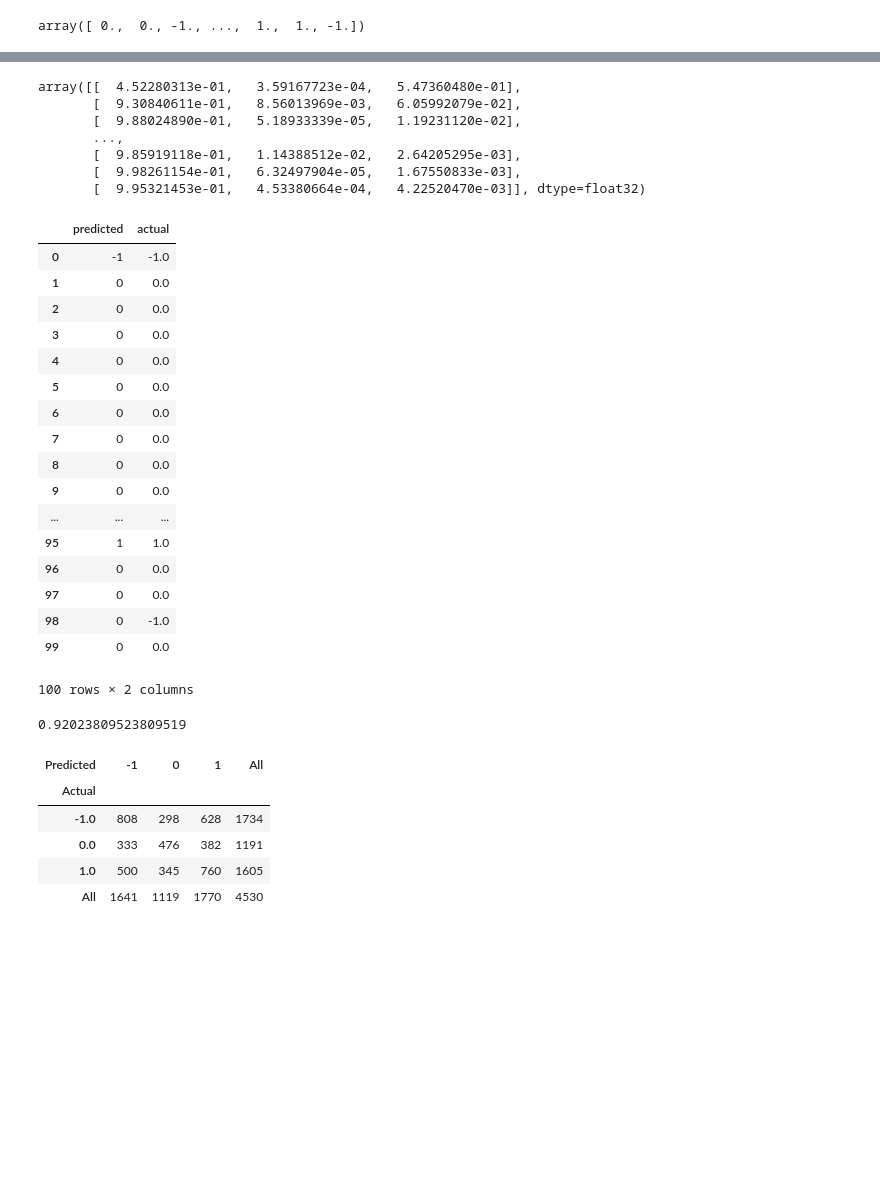
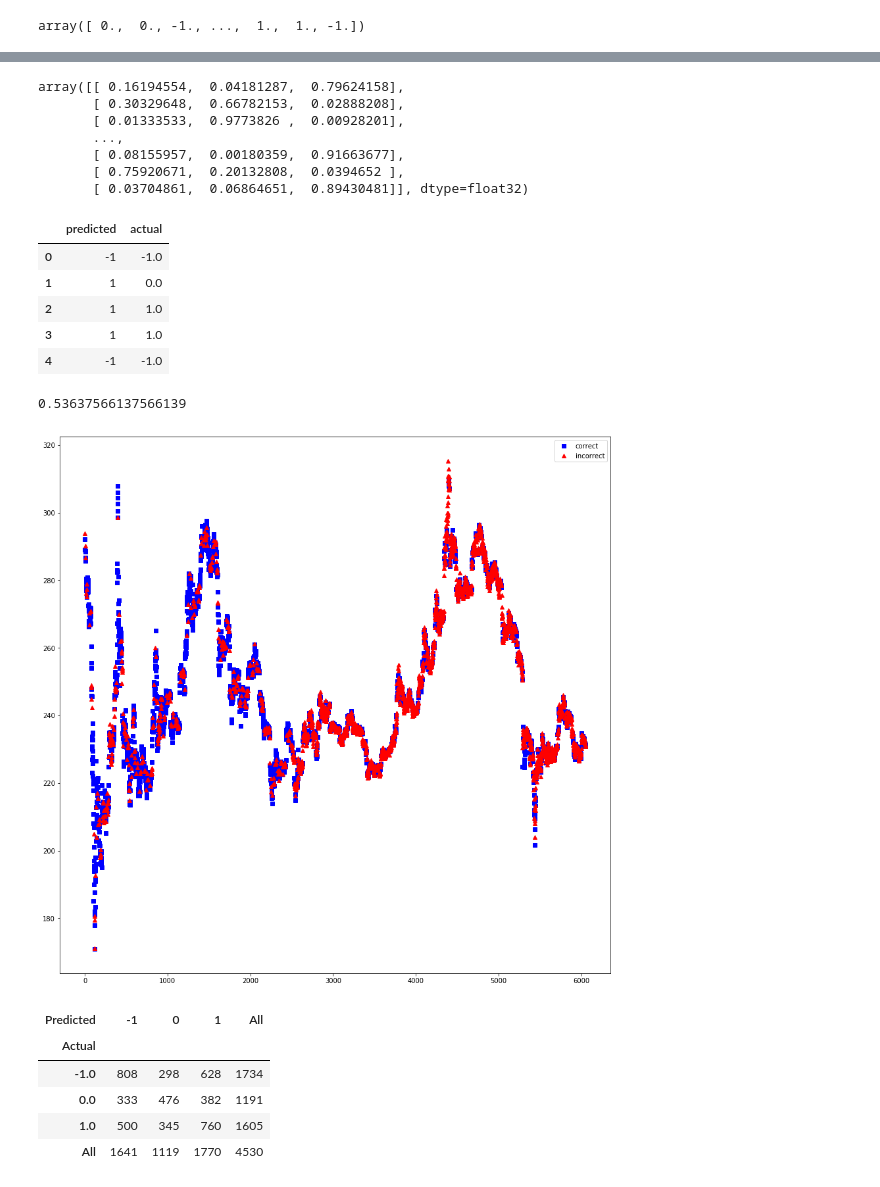
Before and after one commit to shoyasaxa/Crypto-Spikes, a Jupyter notebook: Price Spike Classification with Keras and LSTM.ipynb, the cells around one changed output, grey strips where cells are left out. Cells and saved outputs as stored; diff of their text form; code cells hidden in the pictures; blank space fills up the shorter version.

```diff
--- a/Price Spike Classification with Keras and LSTM.ipynb
+++ b/Price Spike Classification with Keras and LSTM.ipynb
@@ -22,7 +22,7 @@ def build_model(features, data_length):
 
     layers = []
     for i, input_name in enumerate(inputs_list):
-        layers.append(LSTM(64, return_sequences=False,dropout=0.2)(inputs_list[i]) )
+        layers.append(LSTM(64, return_sequences=False)(inputs_list[i]) )
 
     output = concatenate(layers)
     output = Dense(3, activation='softmax', name='IsSpike')(output)
@@ -277,15 +241,15 @@ history = rnn.fit(
     ,
 #     validation_data=(
 #         [
-#             #X_test_timestamp,
-#             X_test_volume,
-#             #X_test_trends,
-#             X_test_lagged_price
+#             #X_val_timestamp,
+#             X_val_volume,
+#             #X_val_trends,
+#             X_val_lagged_price
 #         ],
 #         [
-#             Y_test_is_spike_onehot
+#             Y_val_is_spike_onehot
 #         ]),
-    epochs=400,
+    epochs=200,
     batch_size=64,
     callbacks=[
       tensorboard_callback
@@ -398,58 +422,58 @@ Accuracy: 31.90%
 # %%
 yhat = rnn.predict(
     [
         #X_test_timestamp,
         X_test_volume,
-        X_test_trends,
+        #X_test_trends,
         X_test_lagged_price
     ],
     verbose=0
 )
 
 display(yhat)
 
 inverted_yhat = np.argmax(yhat,axis=1) #returns INDICES of max
 onehot_to_val_dict = {0: 0, 1: 1, 2:-1 }
 
 inverted_yhat_arr = np.asarray(inverted_yhat)
 predicted = [onehot_to_val_dict[i] for i in inverted_yhat_arr]
 
 
 df_pred_output = pd.DataFrame(predicted, columns=['predicted'])
 df_pred_output['actual'] = Y_test_is_spike
 #df_pred_output['index_output'] = inverted_yhat
-display(df_pred_output.head(100))
+display(df_pred_output.head())
 
 correct = (df_pred_output['actual'].values == df_pred_output['predicted'].values)
 accuracy = correct.sum() / correct.size
 display(accuracy)
 # %% [output]
-array([[  4.52280313e-01,   3.59167723e-04,   5.47360480e-01],
-       [  9.30840611e-01,   8.56013969e-03,   6.05992079e-02],
-       [  9.88024890e-01,   5.18933339e-05,   1.19231120e-02],
+array([[ 0.16194554,  0.04181287,  0.79624158],
+       [ 0.30329648,  0.66782153,  0.02888208],
+       [ 0.01333533,  0.9773826 ,  0.00928201],
        ...,
-       [  9.85919118e-01,   1.14388512e-02,   2.64205295e-03],
-       [  9.98261154e-01,   6.32497904e-05,   1.67550833e-03],
-       [  9.95321453e-01,   4.53380664e-04,   4.22520470e-03]], dtype=float32)
+       [ 0.08155957,  0.00180359,  0.91663677],
+       [ 0.75920671,  0.20132808,  0.0394652 ],
+       [ 0.03704861,  0.06864651,  0.89430481]], dtype=float32)
 |  | predicted | actual |
 | 0 | -1 | -1.0 |
-| 1 | 0 | 0.0 |
-| 2 | 0 | 0.0 |
-| 3 | 0 | 0.0 |
-| 4 | 0 | 0.0 |
-| 5 | 0 | 0.0 |
-| 6 | 0 | 0.0 |
-| 7 | 0 | 0.0 |
-| 8 | 0 | 0.0 |
-| 9 | 0 | 0.0 |
-| ... | ... | ... |
-| 95 | 1 | 1.0 |
-| 96 | 0 | 0.0 |
-| 97 | 0 | 0.0 |
-| 98 | 0 | -1.0 |
-| 99 | 0 | 0.0 |
+| 1 | 1 | 0.0 |
+| 2 | 1 | 1.0 |
+| 3 | 1 | 1.0 |
+| 4 | -1 | -1.0 |
-100 rows × 2 columns
+0.53637566137566139
-0.92023809523809519
+# %%
+correct = (df_pred_output['actual'].values == df_pred_output['predicted'].values)
+incorrect = (df_pred_output['actual'].values != df_pred_output['predicted'].values)
+
+fig, ax = plt.subplots(figsize=(15,15))
+
+ax.plot(df.loc[correct, "Close"], 'bs', label='correct', )
+ax.plot(df.loc[incorrect, "Close"], 'r^', label='incorrect', )
+plt.legend()
+plt.show();
+# %% [output]
+[figure, added]
 # %%
 # serialize model to JSON# serial
 model_json = rnn.to_json()
```
Also changed, not shown: parts of 6 cells of this notebook, 25 other files.
